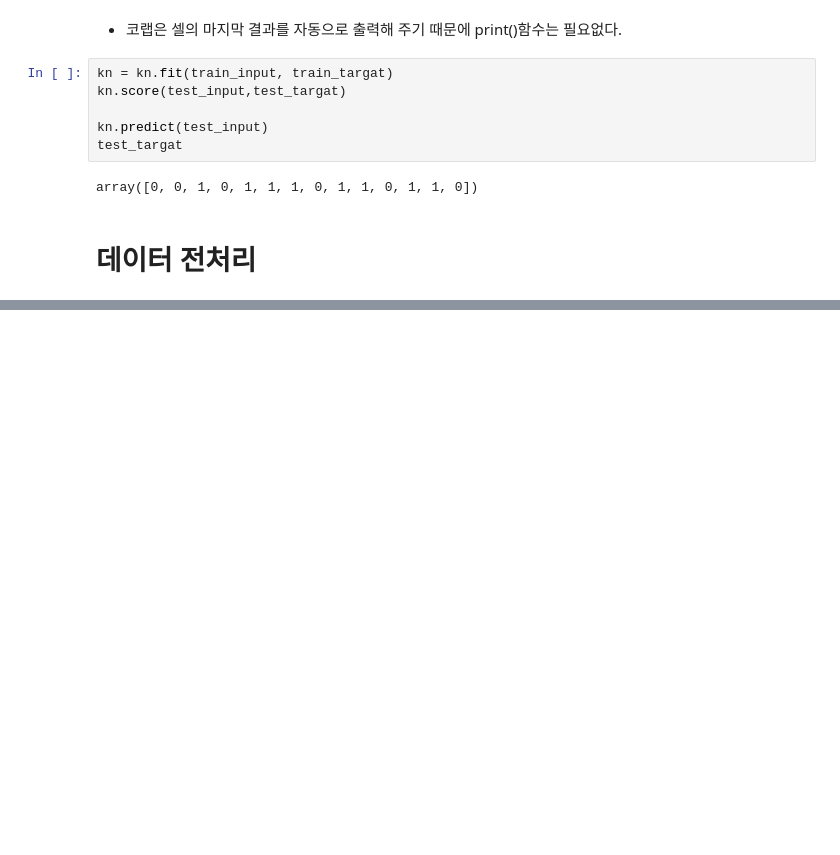
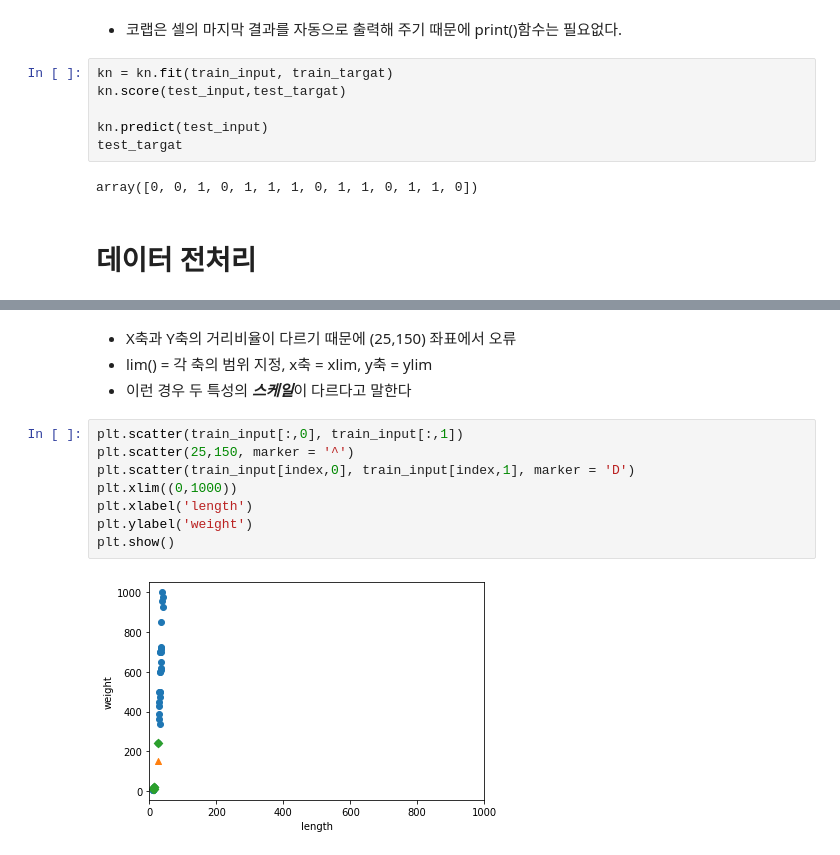
Before and after one commit to Yumpop/ML_hongong, a Jupyter notebook: K_최근접_이웃_알고리즘.ipynb, the cells around one changed output, grey strips where cells are left out. Saved outputs shown, nothing was run; the diff lists cells and outputs as text; blank space fills up the shorter version.

```diff
--- a/K_최근접_이웃_알고리즘.ipynb
+++ b/K_최근접_이웃_알고리즘.ipynb
@@ -214,0 +329,14 @@ array([0, 0, 1, 0, 1, 1, 1, 0, 1, 1, 0, 1, 1, 0])
+# %% [markdown]
+- X축과 Y축의 거리비율이 다르기 때문에 (25,150) 좌표에서 오류
+- lim() = 각 축의 범위 지정, x축 = xlim, y축 = ylim
+- 이런 경우 두 특성의 ***스케일***이 다르다고 말한다
+# %%
+plt.scatter(train_input[:,0], train_input[:,1])
+plt.scatter(25,150, marker = '^')
+plt.scatter(train_input[index,0], train_input[index,1], marker = 'D')
+plt.xlim((0,1000))
+plt.xlabel('length')
+plt.ylabel('weight')
+plt.show()
+# %% [output]
+[figure, added]
```
Also changed, not shown: parts of 21 cells of this notebook.
